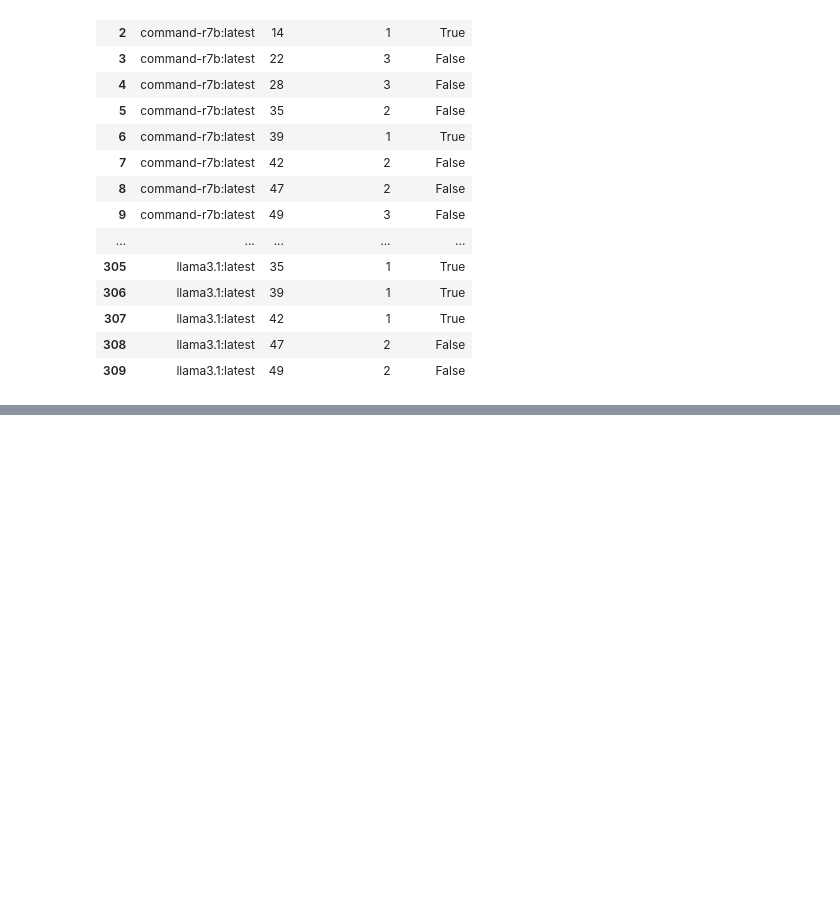
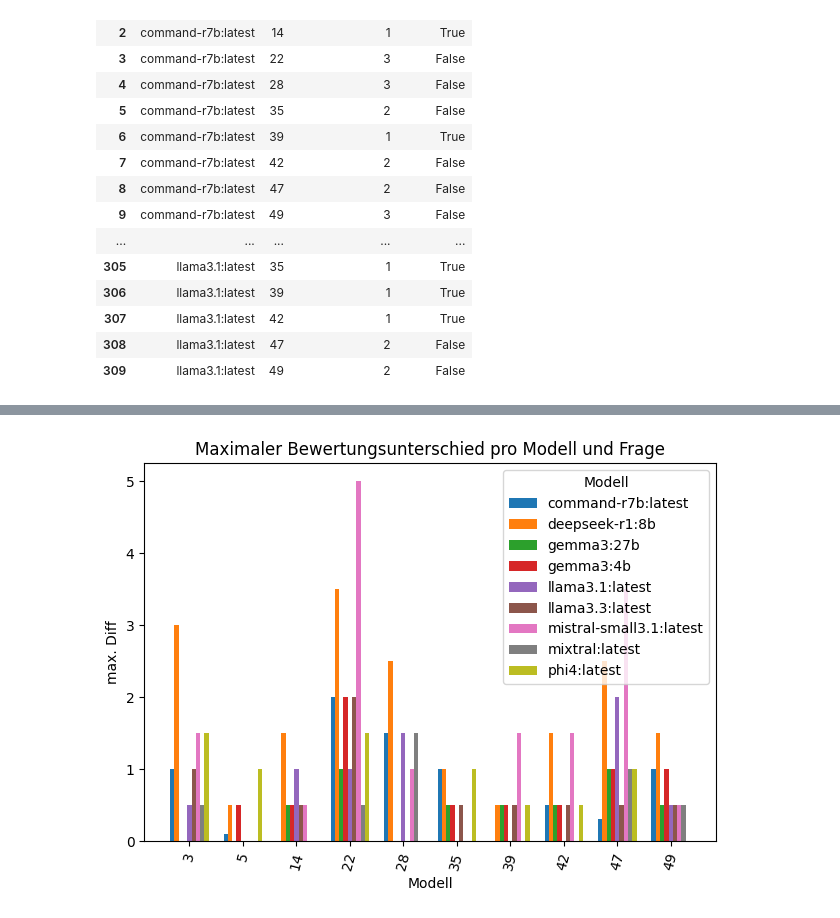
Before and after one commit to mauricehaas/EchoLearn, a Jupyter notebook: backend/llm_evaluation/eval_repro_sf.ipynb, the cells around one changed output, grey strips where cells are left out. Cells and saved outputs as stored; diff of their text form; code cells hidden in the pictures; blank space fills up the shorter version.

```diff
--- a/backend/llm_evaluation/eval_repro_sf.ipynb
+++ b/backend/llm_evaluation/eval_repro_sf.ipynb
@@ -91,0 +92,26 @@ plt.show()
+# %%
+diff_per_id = (df_normal.groupby(["model","id"])["llm_rating"].agg(lambda x: x.max() - x.min()).reset_index(name="rating_diff"))
+
+diff_per_id[diff_per_id["id"].isin(id_list)]
+
+pivot_df = diff_per_id[diff_per_id["id"].isin(id_list)].pivot(index="id", columns="model", values="rating_diff")
+
+#max_diff_per_model = (diff_per_id.groupby("model")["rating_diff"].max().reset_index())
+# Darstellen als Grafik
+plt.figure()
+x = np.arange(len(pivot_df.index))
+bar_width = 0.8/ len(pivot_df.index)
+
+for i, model in enumerate(pivot_df.columns):
+  plt.bar(x + i * bar_width, pivot_df[model], width=bar_width, label= model)
+
+plt.xlabel("Modell")
+plt.ylabel("max. Diff")
+plt.title("Maximaler Bewertungsunterschied pro Modell und Frage")
+plt.xticks(x + bar_width * (len(pivot_df.columns)-1)/2,pivot_df.index,rotation=75)
+plt.legend(title="Modell")
+plt.tight_layout()
+plt.show()
+#max_diff_per_model = diff_per_id
+# %% [output]
+[figure, added]
```
Also changed, not shown: parts of 2 cells of this notebook, 7 other files.
